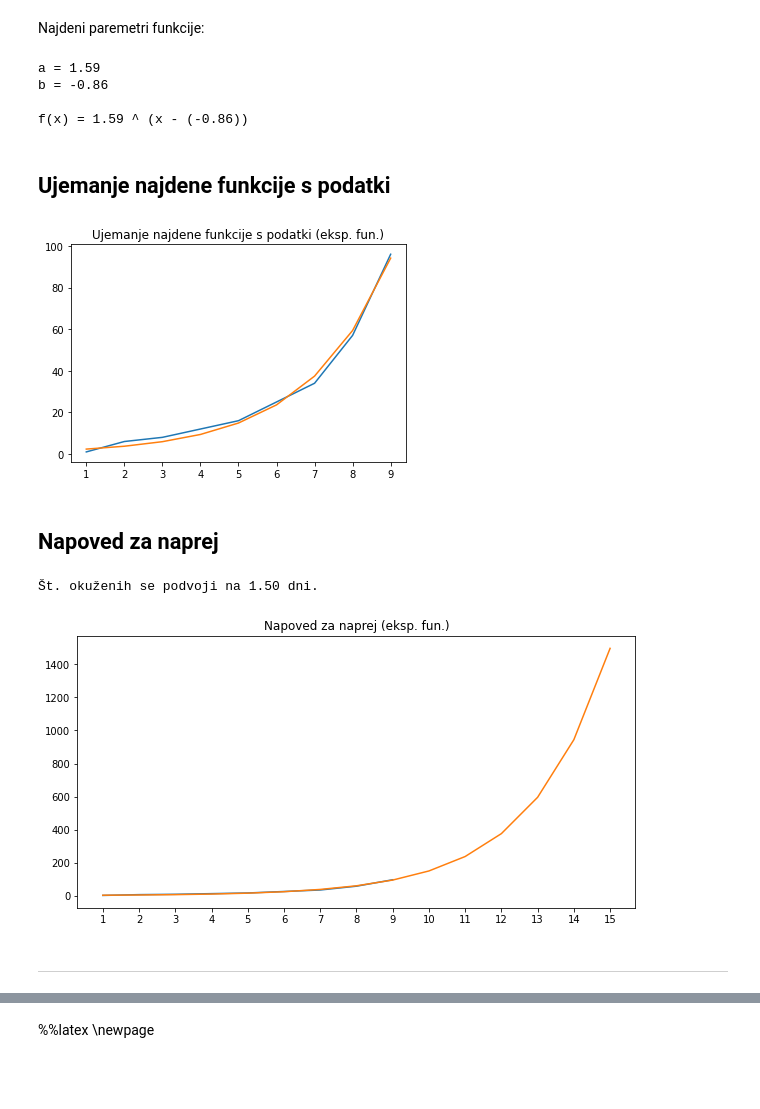
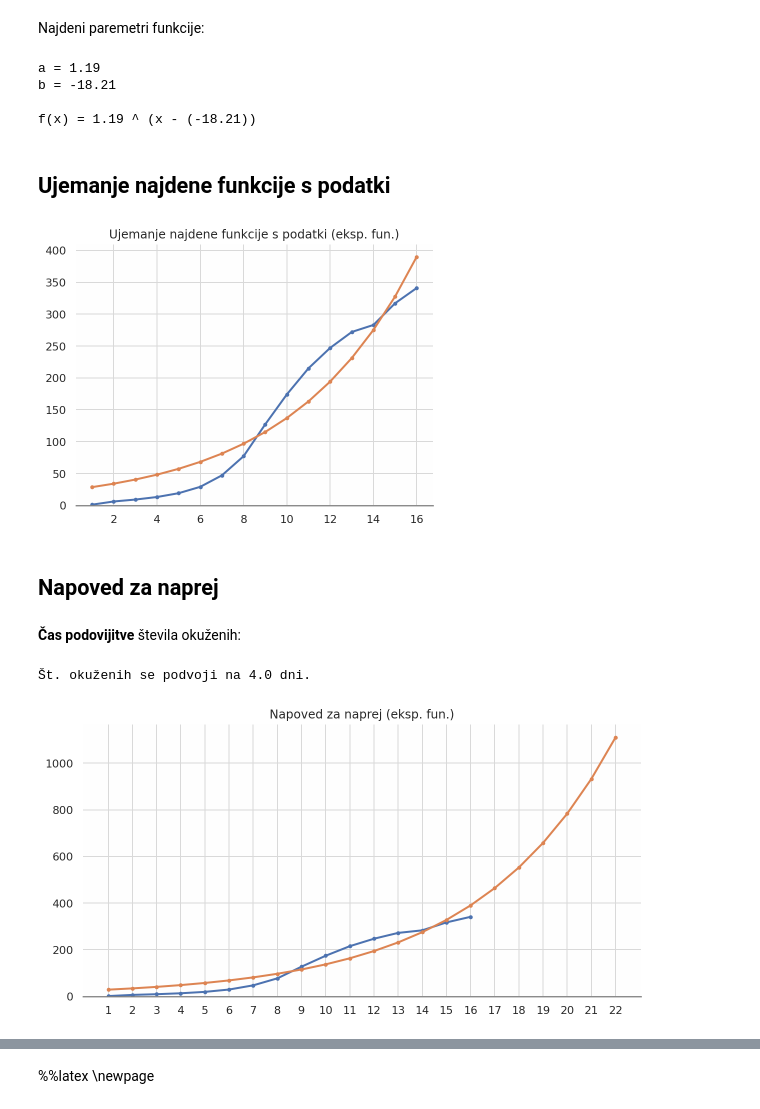
Before and after one commit to timkmecl/slo-covid-analysis, a Jupyter notebook: Korona.ipynb, the cells around one changed output, grey strips where cells are left out. Cells and saved outputs as stored; diff of their text form; code cells hidden in the pictures; blank space fills up the shorter version.

```diff
--- a/Korona.ipynb
+++ b/Korona.ipynb
@@ -6,2 +9,15 @@ import scipy.optimize
+# %%
+sns.set()
+sns.set_style("whitegrid")
+sns.set_style("whitegrid", {"axes.facecolor": ".995",
+                            'axes.spines.left': False,
+                            'axes.spines.top': False,
+                            'axes.spines.right': False,
+                            'axes.edgecolor': '.5',
+                            'axes.grid': True,
+                            'grid.color': '.85'})
+plt.rcParams["figure.figsize"] = [6.4, 4.8]
+plt.rcParams["lines.linewidth"] = 2
+plt.rcParams["lines.marker"] = "."
 # %% [markdown]
 # Dejanski podatki
@@ -13 +30,10 @@ dni = np.array([1, 2, 3, 4, 5, 6, 7, 8, 9])
+# %%
+'''
+#vir1
+dni = np.array([1, 2, 3, 4, 5, 6, 7, 8, 9, 10, 11, 12, 13, 14, 15, 16, 17])
+okuzeni = np.array([1, 4.5, 8, 12, 16, 23, 31, 57, 89, 141, 181, 219, 253, 275, 286, 319, 341])
+'''
+#vir2
+okuzeni = np.array([1, 6, 9, 13, 19, 29, 47, 77, 127, 174, 215, 247, 272, 283, 317, 341])
+dni = np.array([1, 2, 3, 4, 5, 6, 7, 8, 9, 10, 11, 12, 13, 14, 15, 16])
 # %%
@@ -34,10 +81,10 @@ print("b = %.2f" % b)
 print("")
 print("f(x) = %.2f ^ (x - (%.2f))" % (a, b))
 # %% [output]
-a = 1.59
-b = -0.86
+a = 1.19
+b = -18.21
 
-f(x) = 1.59 ^ (x - (-0.86))
+f(x) = 1.19 ^ (x - (-18.21))
 # %% [markdown]
 ## Ujemanje najdene funkcije s podatki
 # %%
@@ -45,19 +92,23 @@ preds = eksp(dni, a, b)
 # %%
 plt.plot(dni, okuzeni)
 plt.plot(dni, preds)
+
 plt.title("Ujemanje najdene funkcije s podatki (eksp. fun.)")
+plt.ylim(0)
 plt.show()
 # %% [output]
-[figure, old version]
+[figure, new version]
 # %% [markdown]
 ## Napoved za naprej
+# %% [markdown]
+**Čas podovijitve** števila okuženih:
 # %%
-dbl = math.log(2)/math.log(a)
-print("Št. okuženih se podvoji na %.2f dni." % dbl)
+dbl1 = math.log(2)/math.log(a)
+print("Št. okuženih se podvoji na %.1f dni." % dbl1)
 # %% [output]
-Št. okuženih se podvoji na 1.50 dni.
+Št. okuženih se podvoji na 4.0 dni.
 # %%
-dni2 = np.array([i for i in range(1, 16)])
+dni2 = np.array([i for i in range(1, 22+1)])
 preds2 = eksp(dni2, a, b)
 
 plt.figure(figsize=(10,5))
@@ -65,9 +116,9 @@ plt.xticks(dni2)
 
 plt.plot(dni, okuzeni)
 plt.plot(dni2, preds2)
+
 plt.title("Napoved za naprej (eksp. fun.)")
+plt.ylim(0)
 plt.show()
 # %% [output]
-[figure, old version]
+[figure, new version]
-# %% [markdown]
----
```
Also changed, not shown: parts of 90 cells of this notebook, 1 other file.
